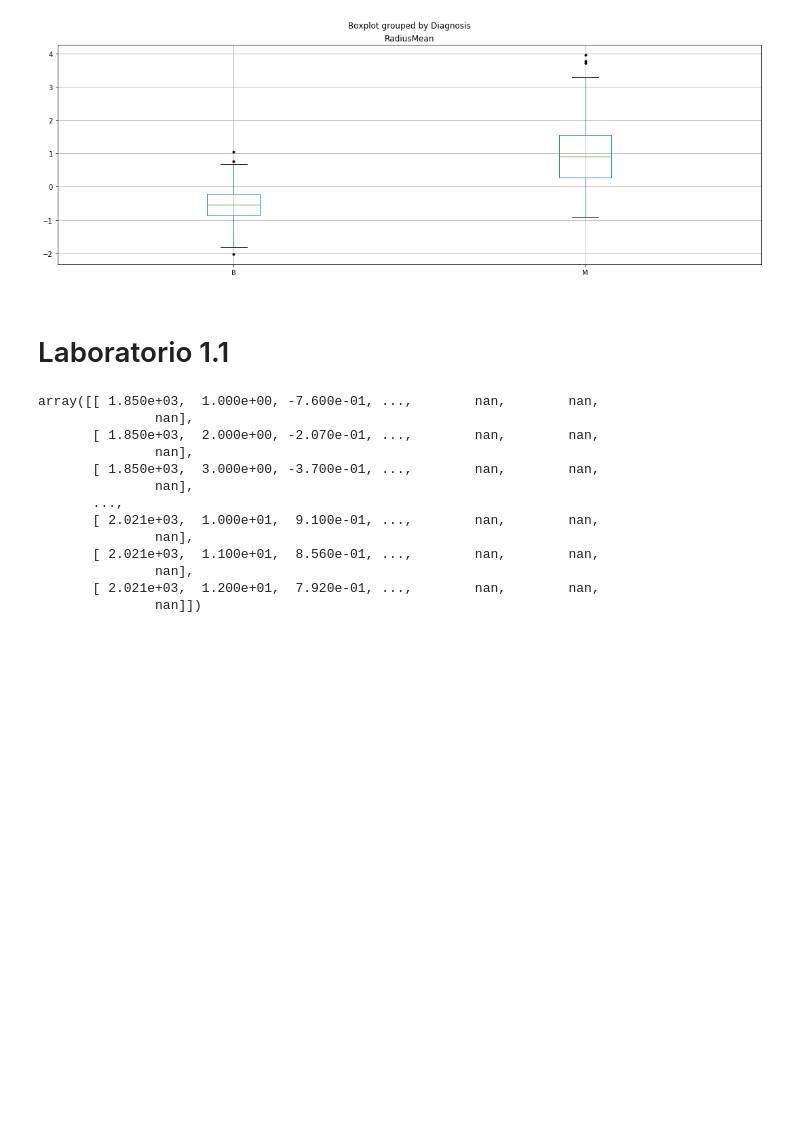
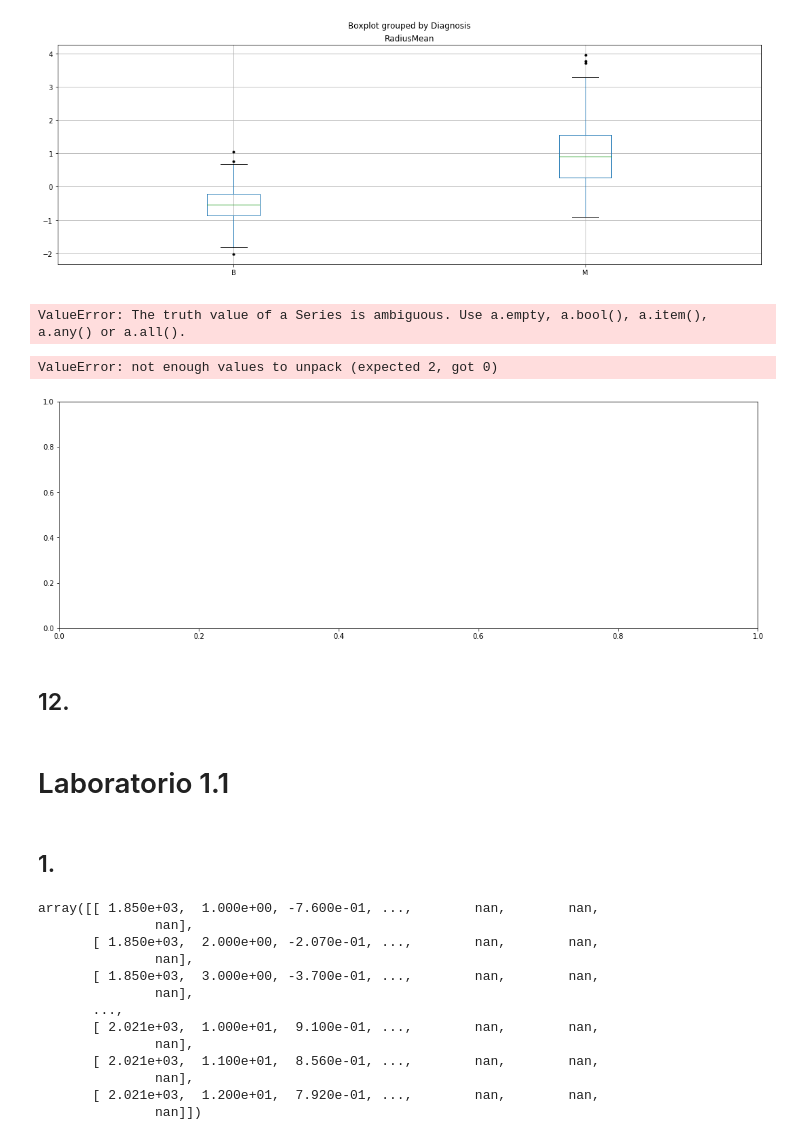
Before and after one commit to hernansalinas/Curso_aprendizaje_estadistico, a Jupyter notebook: Tareas/Restrepo-9709/Laboratorio_1.ipynb, the cells around one changed output. Drawn from its saved outputs; the diff is of its cells as text; code cells hidden in the pictures; blank space fills up the shorter version.

```diff
--- a/Tareas/Restrepo-9709/Laboratorio_1.ipynb
+++ b/Tareas/Restrepo-9709/Laboratorio_1.ipynb
@@ -415,0 +401,8 @@ plt.show()
+# %%
+# Cuartiles
+Q1M = 0.268926
+Q2M = 0.907396
+Q3M = 1.550123
+infM = Q1M - 1.5*(Q3M - Q1M)
+supM = Q3M + 1.5*(Q3M - Q1M)
+print('\n Intervalo para identificar outliers de los tumores malignos: ', '[', infM ,',', supM, ']' )
@@ -420,8 +415,29 @@ plt.xlabel(" ")
 plt.show()
 # %% [output]
 [figure]
+# %%
+filt1 = ((infM <= dfrm['RadiusMean'] <= supM ))
+#filt2 =- ((dfrm['Diagnosis'] == 'B') & ( dfrm['RadiusMean'] <= supB ) & ( infB <= dfrm['RadiusMean'] ) )
+
+dfrm = dfrm[filt1]
+#dfrm = dfrm[filt2]
+dfrm
+# %% [output]
+ValueError: The truth value of a Series is ambiguous. Use a.empty, a.bool(), a.item(), a.any() or a.all().
+# %%
+dfrm.boxplot(column="RadiusMean", by='Diagnosis', sym = 'k.', figsize=(18,6))
+
+plt.xlabel(" ")
+plt.show()
+# %% [output]
+ValueError: not enough values to unpack (expected 2, got 0)
+[figure, added]
+# %% [markdown]
+## 12.
 # %% [markdown]
 # Laboratorio 1.1
+# %% [markdown]
+## 1.
 # %%
 temptx = np.loadtxt('Land_and_Ocean_complete.csv', comments = '%')
 temptx
```
Also changed, not shown: parts of 19 cells of this notebook.
